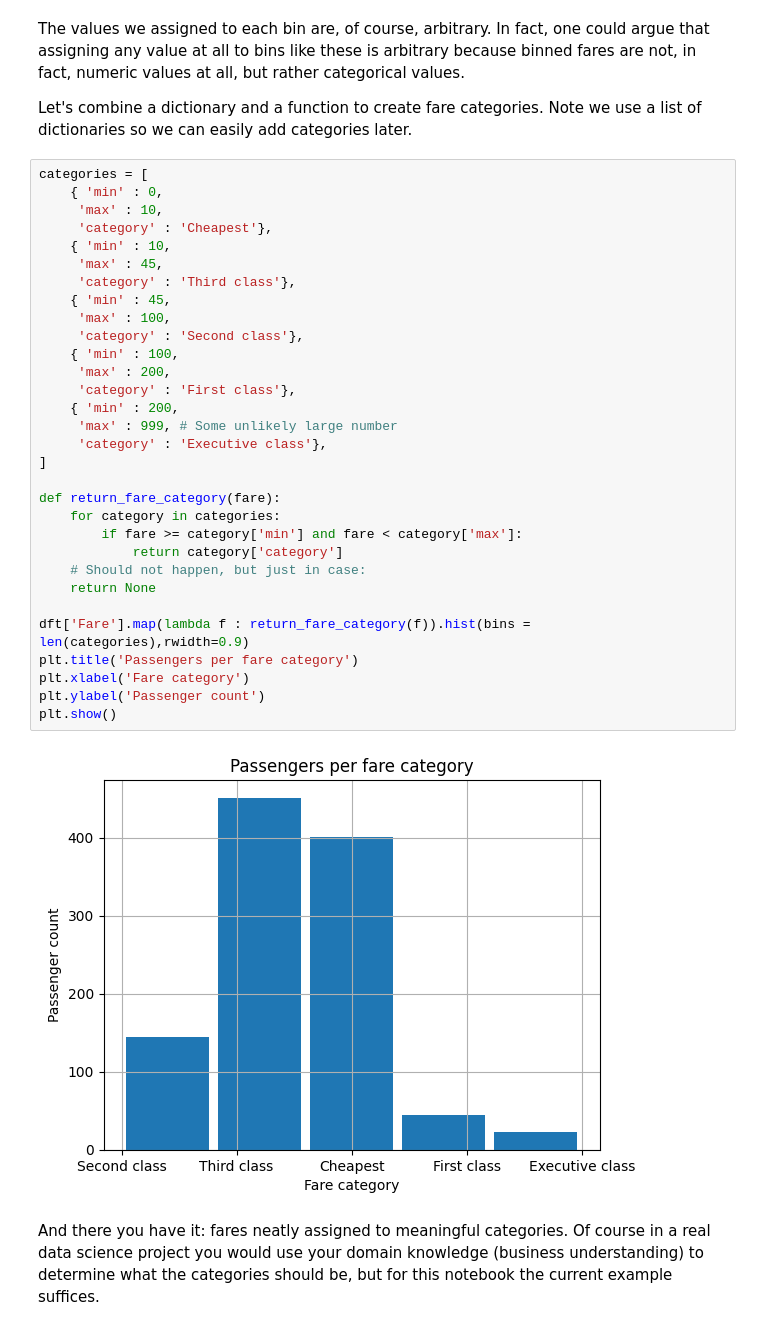
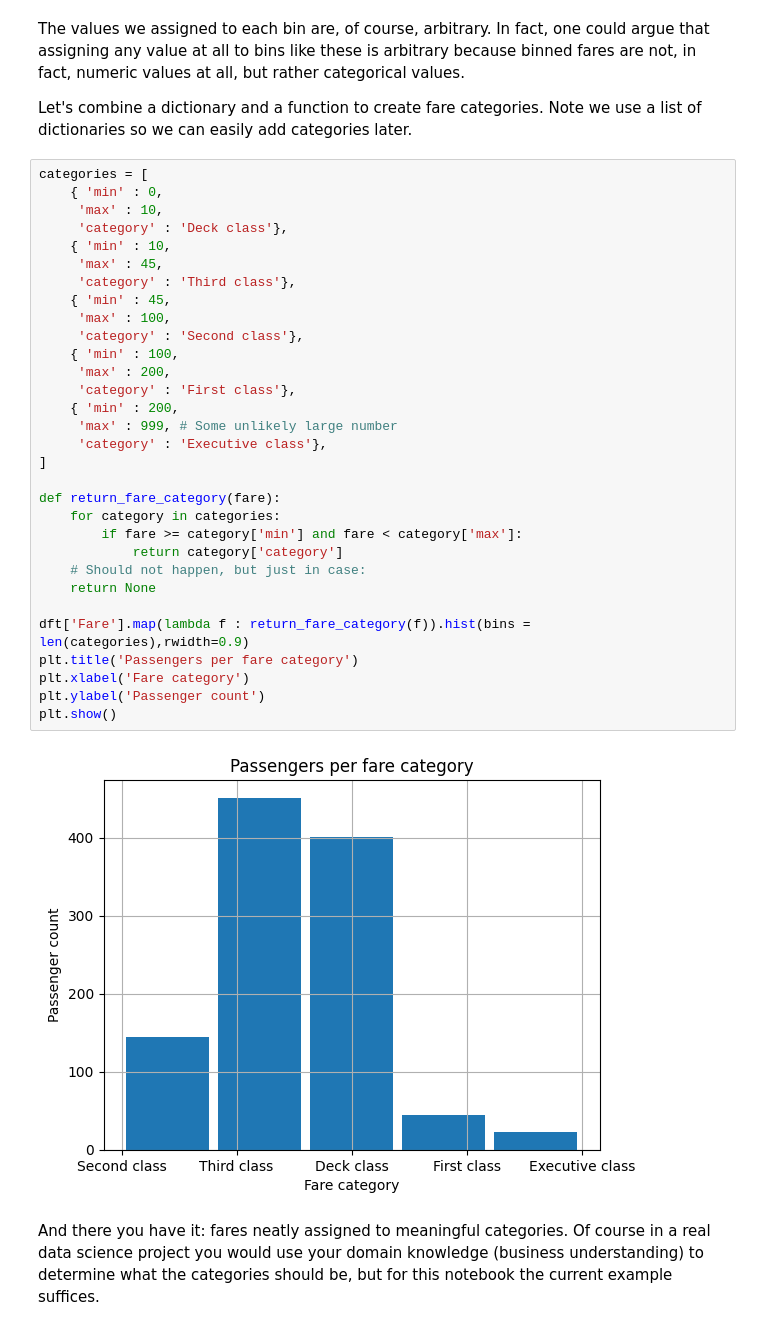
Before and after one commit to AIM-MADS-DATEXP/workshop-data-preparation, a Jupyter notebook: data_preparation.ipynb, the cells around one changed output. Cells and saved outputs as stored; diff of their text form.

```diff
--- a/data_preparation.ipynb
+++ b/data_preparation.ipynb
@@ -464,35 +465,35 @@ Let's combine a dictionary and a function to create fare categories. Note we use
 categories = [
     { 'min' : 0,
      'max' : 10,
-     'category' : 'Cheapest'},
+     'category' : 'Deck class'},
     { 'min' : 10,
      'max' : 45,
      'category' : 'Third class'},
     { 'min' : 45,
      'max' : 100,
      'category' : 'Second class'},
     { 'min' : 100,
      'max' : 200,
      'category' : 'First class'},
     { 'min' : 200,
      'max' : 999, # Some unlikely large number
      'category' : 'Executive class'},
 ]
 
 def return_fare_category(fare):
     for category in categories:
         if fare >= category['min'] and fare < category['max']:
             return category['category']
     # Should not happen, but just in case:
     return None
 
 dft['Fare'].map(lambda f : return_fare_category(f)).hist(bins = len(categories),rwidth=0.9)
 plt.title('Passengers per fare category')
 plt.xlabel('Fare category')
 plt.ylabel('Passenger count')
 plt.show()
 # %% [output]
-[figure, old version]
+[figure, new version]
 # %% [markdown]
 And there you have it: fares neatly assigned to meaningful categories. Of course in a real data science project you would use your domain knowledge (business understanding) to determine what the categories should be, but for this notebook the current example suffices.
 # %% [markdown]
```
Also changed, not shown: parts of 2 cells of this notebook.
